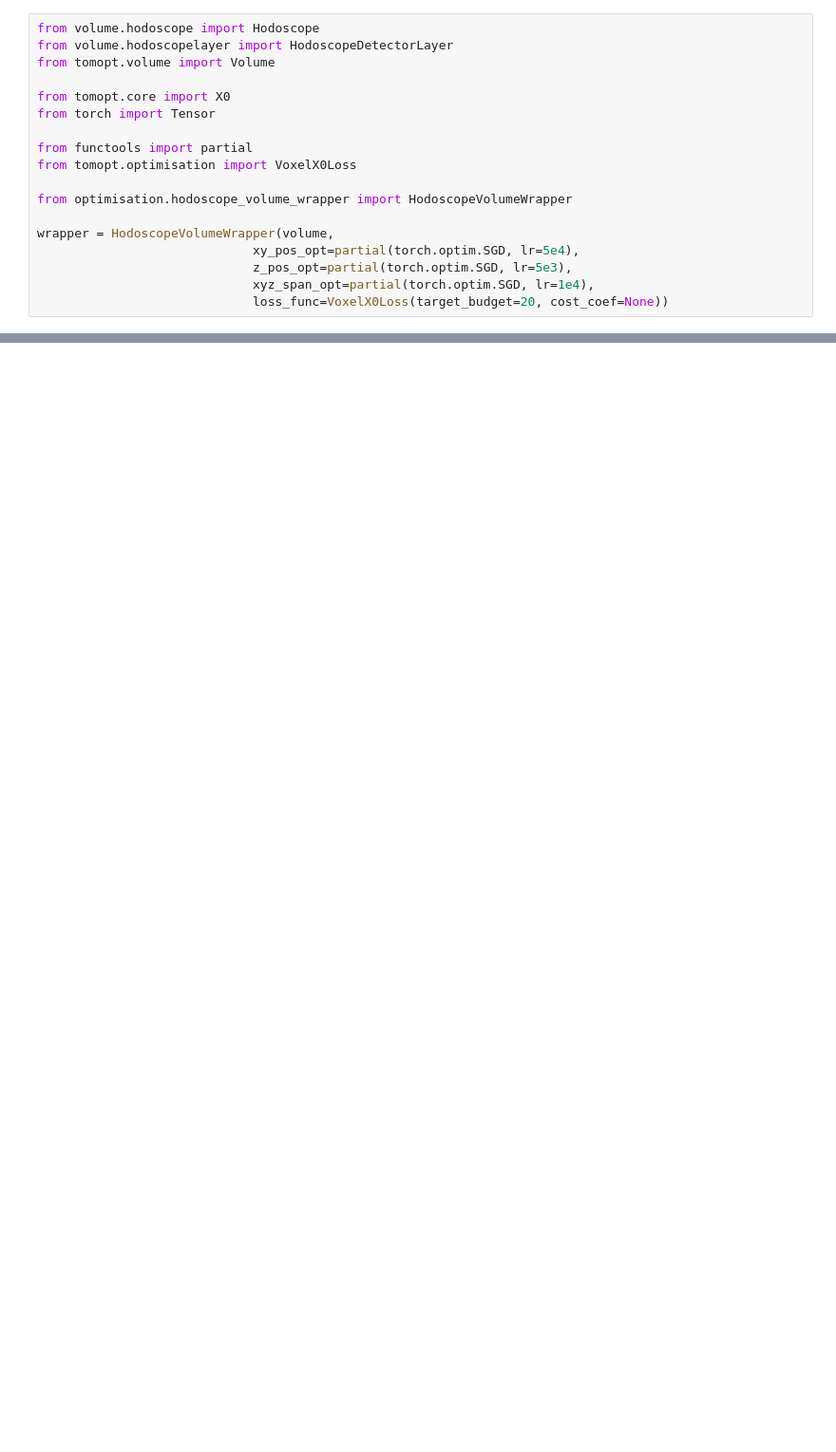
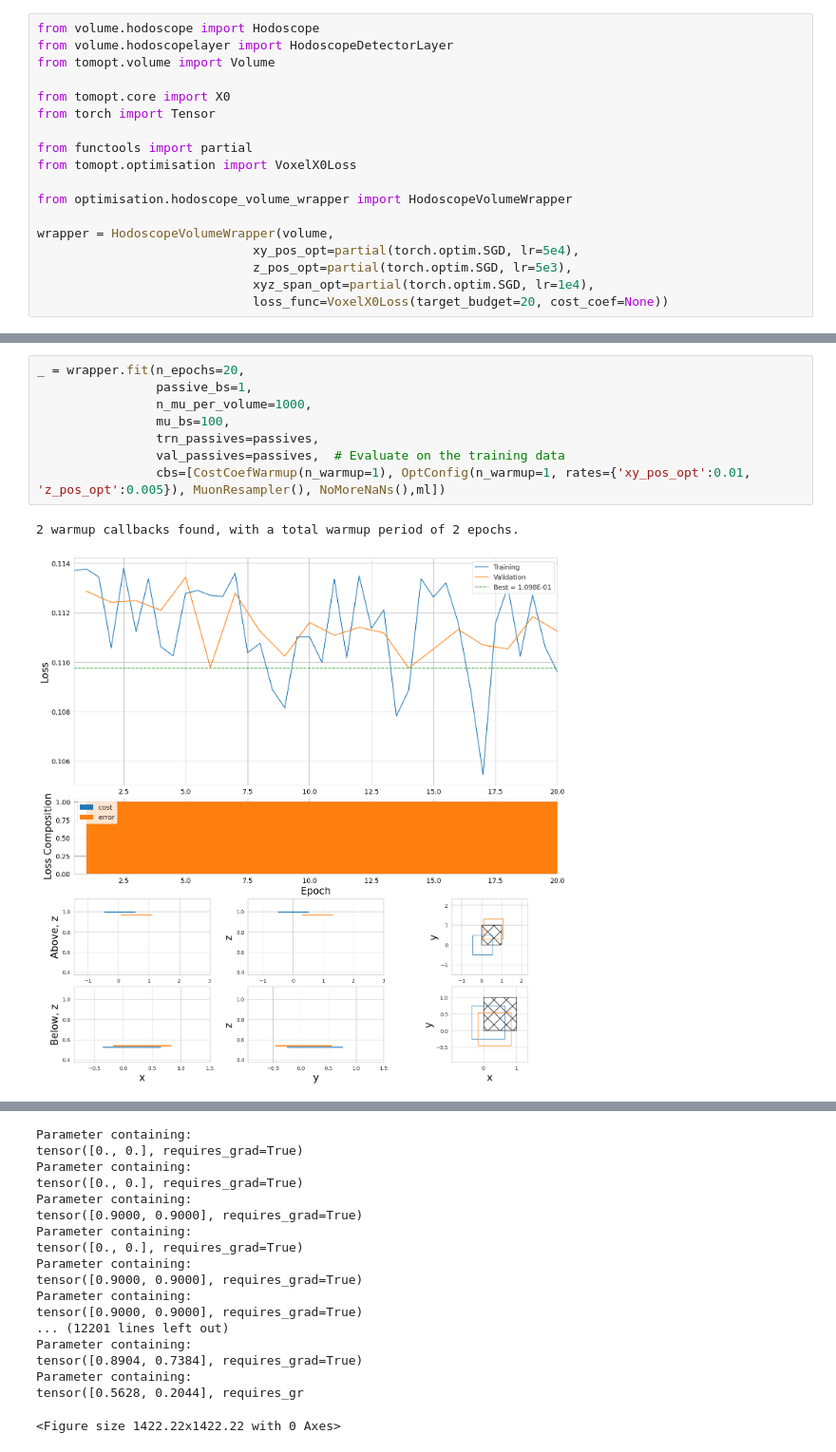
Before and after one commit to vischia/TomOptCargo, a Jupyter notebook: HodoscopeDetectorPanel_dev.ipynb, the cells around one changed output, grey strips where cells are left out. Shown at 95% size. Drawn from its saved outputs; the diff is of its cells as text; blank space fills up the shorter version.

```diff
--- a/HodoscopeDetectorPanel_dev.ipynb
+++ b/HodoscopeDetectorPanel_dev.ipynb
@@ -254,0 +213,11 @@ wrapper = HodoscopeVolumeWrapper(volume,
+# %%
+_ = wrapper.fit(n_epochs=20,
+                passive_bs=1,
+                n_mu_per_volume=1000,
+                mu_bs=100,
+                trn_passives=passives,
+                val_passives=passives,  # Evaluate on the training data
+                cbs=[CostCoefWarmup(n_warmup=1), OptConfig(n_warmup=1, rates={'xy_pos_opt':0.01, 'z_pos_opt':0.005}), MuonResampler(), NoMoreNaNs(),ml])
+# %% [output]
+2 warmup callbacks found, with a total warmup period of 2 epochs.
+[figure, added]
@@ -254,0 +225,18 @@ wrapper = HodoscopeVolumeWrapper(volume,
+Parameter containing:
+tensor([0., 0.], requires_grad=True)
+Parameter containing:
+tensor([0., 0.], requires_grad=True)
+Parameter containing:
+tensor([0.9000, 0.9000], requires_grad=True)
+Parameter containing:
+tensor([0., 0.], requires_grad=True)
+Parameter containing:
+tensor([0.9000, 0.9000], requires_grad=True)
+Parameter containing:
+tensor([0.9000, 0.9000], requires_grad=True)
+... (12201 lines left out)
+Parameter containing:
+tensor([0.8904, 0.7384], requires_grad=True)
+Parameter containing:
+tensor([0.5628, 0.2044], requires_gr
+<Figure size 1422.22x1422.22 with 0 Axes>
```
Also changed, not shown: parts of 16 cells of this notebook.
